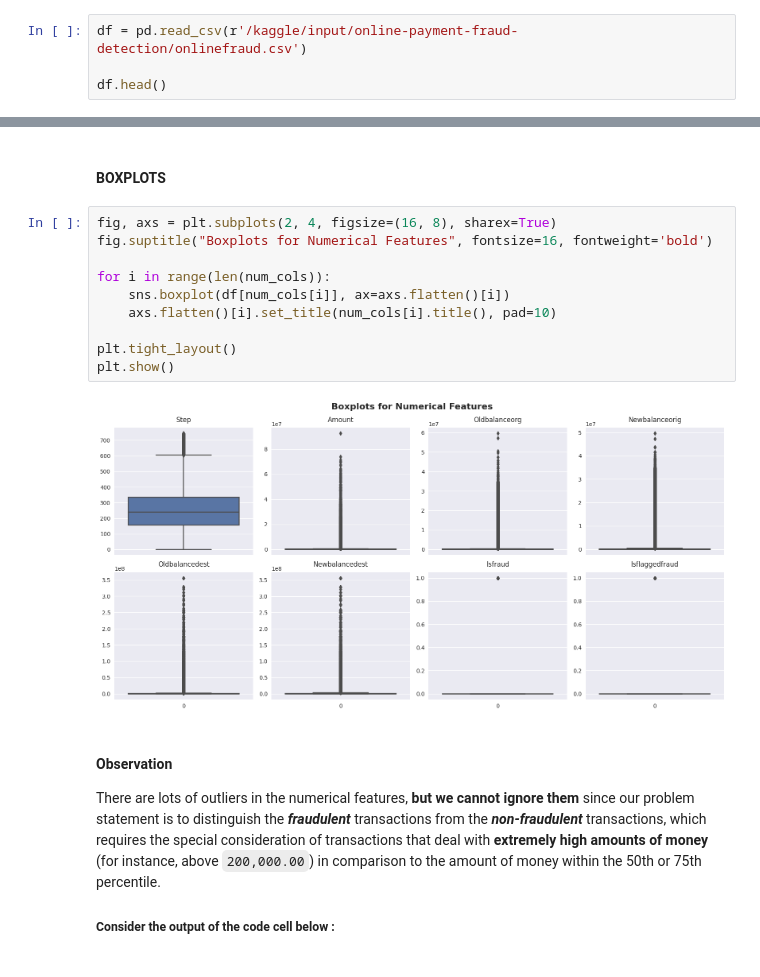
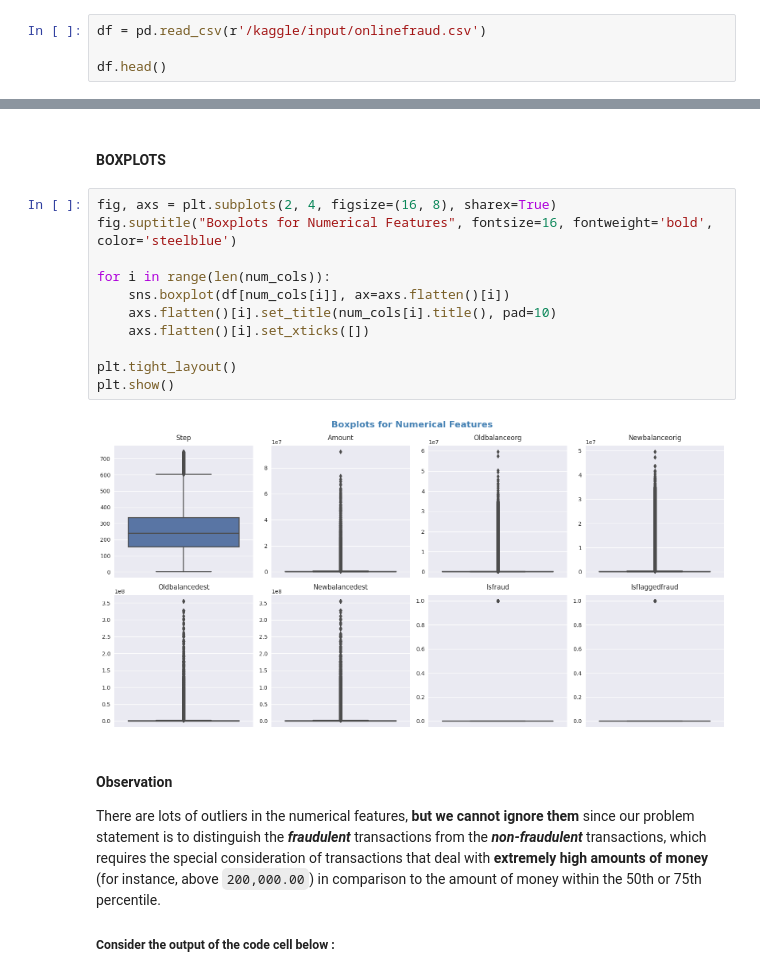
Before and after one commit to nirmit27/ds-and-ml, a Jupyter notebook: Models/transaction-fraud-predictor.ipynb, the cells around one changed output, grey strips where cells are left out. Drawn from its saved outputs; the diff is of its cells as text.

Commit message:
Kaggle Notebook | Transaction-Fraud-Predictor | Version 1

```diff
--- a/Models/transaction-fraud-predictor.ipynb
+++ b/Models/transaction-fraud-predictor.ipynb
@@ -38,5 +38,5 @@ for dirname, _, filenames in os.walk('/kaggle/input'):
 # %%
-df = pd.read_csv(r'/kaggle/input/online-payment-fraud-detection/onlinefraud.csv')
+df = pd.read_csv(r'/kaggle/input/onlinefraud.csv')
 
 df.head()
 # %% [output]
@@ -122,16 +121,17 @@ df[num_cols[1:-2]].describe()
 #### BOXPLOTS
 # %%
 fig, axs = plt.subplots(2, 4, figsize=(16, 8), sharex=True)
-fig.suptitle("Boxplots for Numerical Features", fontsize=16, fontweight='bold')
+fig.suptitle("Boxplots for Numerical Features", fontsize=16, fontweight='bold', color='steelblue')
 
 for i in range(len(num_cols)):
     sns.boxplot(df[num_cols[i]], ax=axs.flatten()[i])
     axs.flatten()[i].set_title(num_cols[i].title(), pad=10)
+    axs.flatten()[i].set_xticks([])
 
 plt.tight_layout()
 plt.show()
 # %% [output]
-[figure, old version]
+[figure, new version]
 # %% [markdown]
 #### Observation
 There are lots of outliers in the numerical features, **but we cannot ignore them** since our problem statement is to distinguish the ***fraudulent*** transactions from the ***non-fraudulent*** transactions, which requires the special consideration of transactions that deal with **extremely high amounts of money** (for instance, above `200,000.00`) in comparison to the amount of money within the 50th or 75th percentile.
```
Also changed, not shown: parts of 12 cells of this notebook.
